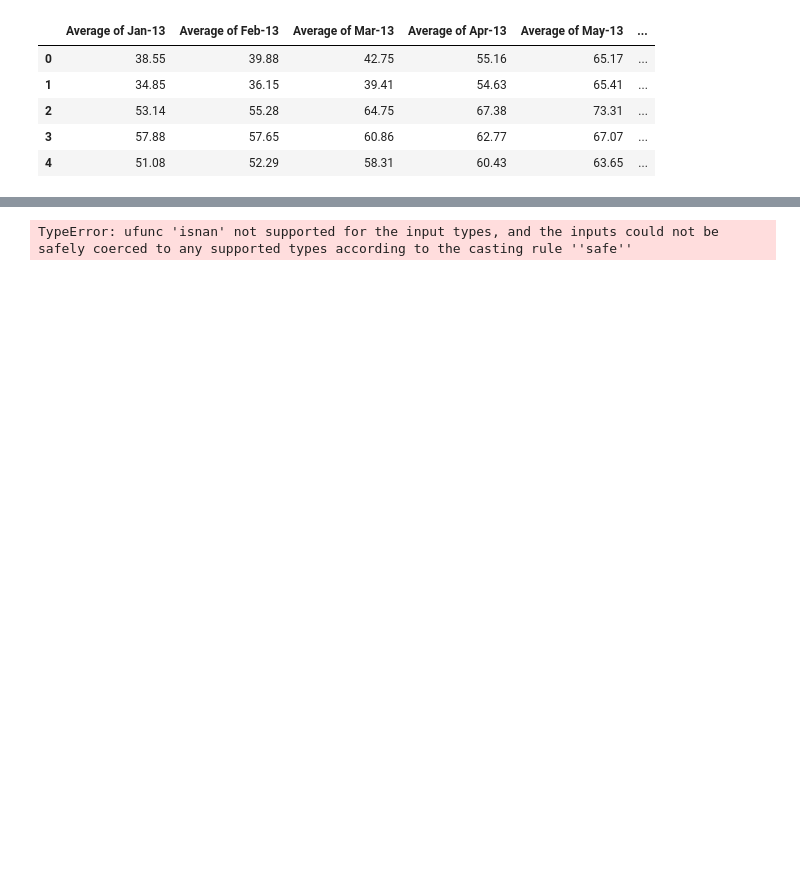
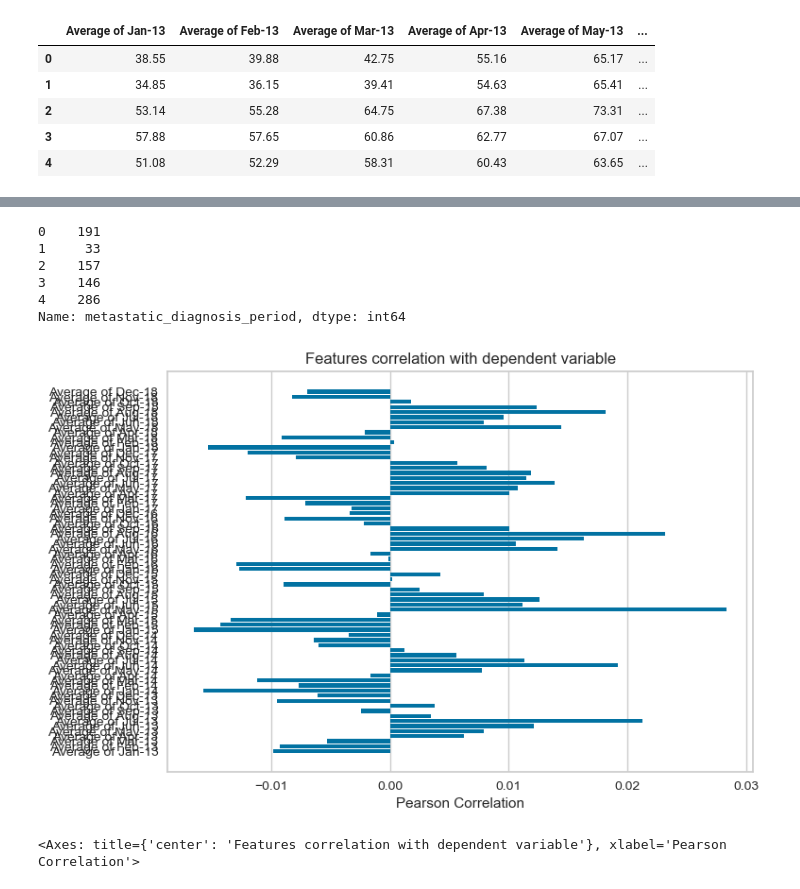
Before and after one commit to chonkcheto/wids2024-challenge2, a Jupyter notebook: model_v1.ipynb, the cells around one changed output, grey strips where cells are left out. Saved outputs shown, nothing was run; the diff lists cells and outputs as text; code cells hidden in the pictures; blank space fills up the shorter version.

Commit message:
add viz for feature correlations with yellowbrick

```diff
--- a/model_v1.ipynb
+++ b/model_v1.ipynb
@@ -261,0 +217,3 @@ y.head()
+# %%
+data_temps_clean = data_temps.dropna()
+data_temps_clean.shape
@@ -261,0 +222,3 @@ y.head()
+# %%
+features = data_temps_clean.iloc[:, :72]
+features.head()
@@ -262,9 +232,22 @@ y.head()
+# %%
+y = data_temps_clean.iloc[:, 72]
+y.head()
+# %% [output]
+0    191
+1     33
+2    157
+3    146
+4    286
+Name: metastatic_diagnosis_period, dtype: int64
+# %%
+labels_temps = np.array(features.columns)
 # %%
 # yellowbrick visualizer
 
 visualizer = FeatureCorrelation(labels=labels_temps)
 
-visualizer.fit(X, y) # Fit the data to the visualizer
+visualizer.fit(features, y) # Fit the data to the visualizer
 visualizer.show() # Finalize and render the figure
 # %% [output]
+[figure, added]
-TypeError: ufunc 'isnan' not supported for the input types, and the inputs could not be safely coerced to any supported types according to the casting rule ''safe''
+<Axes: title={'center': 'Features correlation with dependent variable'}, xlabel='Pearson Correlation'>
```
Also changed, not shown: parts of 25 cells of this notebook.
